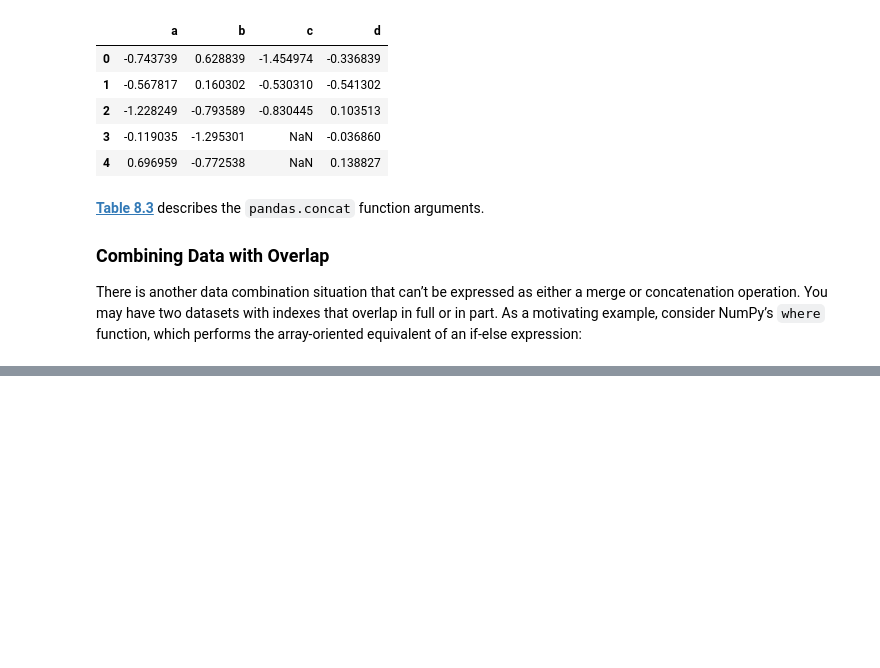
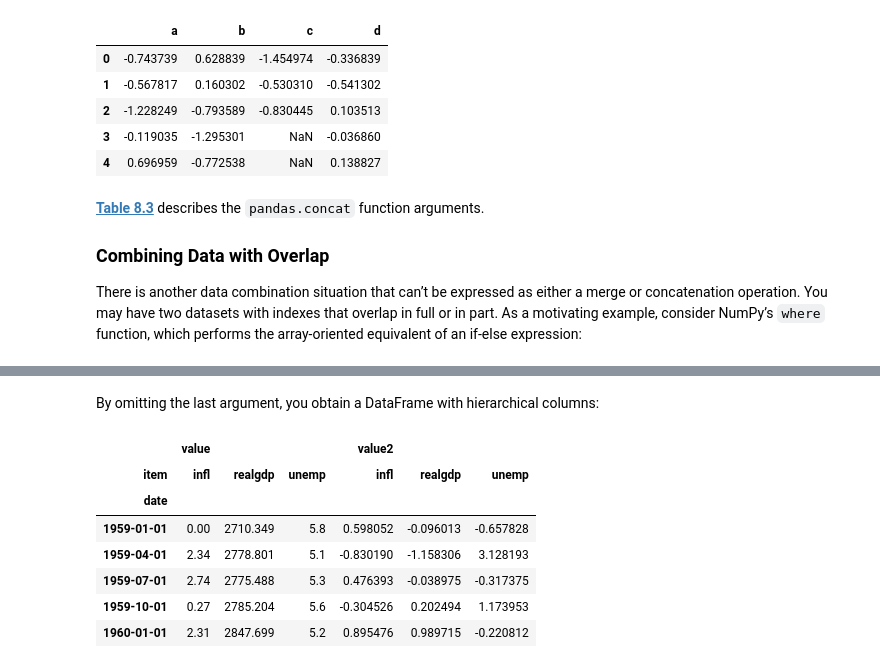
Before and after one commit to TimLinkous/McKinneyBook, a Jupyter notebook: Chapter678/Ch 8.ipynb, the cells around one changed output, grey strips where cells are left out. Drawn from its saved outputs; the diff is of its cells as text; code cells hidden in the pictures; blank space fills up the shorter version.

```diff
--- a/Chapter678/Ch 8.ipynb
+++ b/Chapter678/Ch 8.ipynb
@@ -944,0 +1218,2 @@ There is another data combination situation that can’t be expressed as either
+# %%
+data.index = periods.to_timestamp("D")
@@ -944,0 +1234,6 @@ There is another data combination situation that can’t be expressed as either
+# %%
+data = data.reindex(columns=["realgdp", "infl", "unemp"])
+
+data.columns.name ="item"
+
+data.head()
@@ -944,0 +1250,4 @@ There is another data combination situation that can’t be expressed as either
+# %%
+long_data = (data.stack()
+             .reset_index()
+             .rename(columns={0: "value"}))
@@ -944,0 +1289,4 @@ There is another data combination situation that can’t be expressed as either
+# %%
+long_data["value2"] = np.random.standard_normal(len(long_data))
+
+long_data[:10]
@@ -944,0 +1305,15 @@ There is another data combination situation that can’t be expressed as either
+# %% [markdown]
+By omitting the last argument, you obtain a DataFrame with hierarchical columns:
+# %%
+pivoted = long_data.pivot(index="date", columns="item")
+
+pivoted.head()
+# %% [output]
+|  | value |  |  | value2 |  |  |
+| item | infl | realgdp | unemp | infl | realgdp | unemp |
+| date |  |  |  |  |  |  |
+| 1959-01-01 | 0.00 | 2710.349 | 5.8 | 0.598052 | -0.096013 | -0.657828 |
+| 1959-04-01 | 2.34 | 2778.801 | 5.1 | -0.830190 | -1.158306 | 3.128193 |
+| 1959-07-01 | 2.74 | 2775.488 | 5.3 | 0.476393 | -0.038975 | -0.317375 |
+| 1959-10-01 | 0.27 | 2785.204 | 5.6 | -0.304526 | 0.202494 | 1.173953 |
+| 1960-01-01 | 2.31 | 2847.699 | 5.2 | 0.895476 | 0.989715 | -0.220812 |
```
Also changed, not shown: parts of 58 cells of this notebook, 1 other file.
